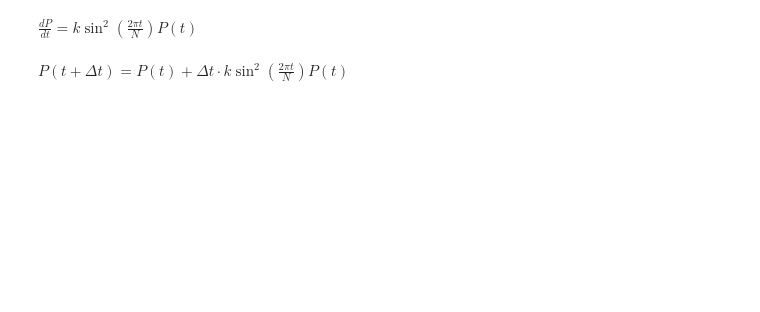
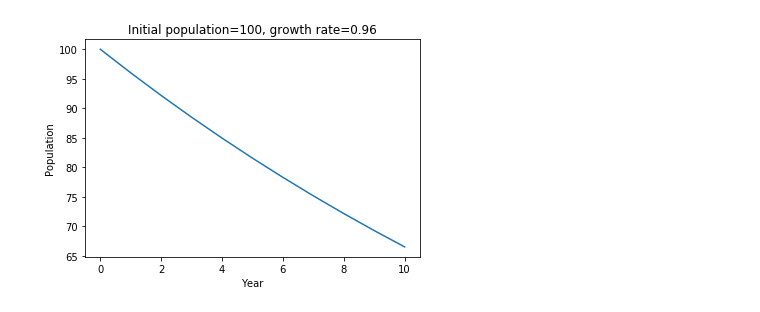
Before and after one commit to rahollis/rahollis.github.io, a Jupyter notebook: _static/week5_in_class.ipynb, the cells around one changed output. Saved outputs shown, nothing was run; the diff lists cells and outputs as text; code cells hidden in the pictures; blank space fills up the shorter version.

```diff
--- a/_static/week5_in_class.ipynb
+++ b/_static/week5_in_class.ipynb
@@ -28,9 +5,7 @@ What if we don't know what $ P(2) $ is?  We have to go all the way back to $ P(0
 # %%
-def pop_model1(pop_init,step_size,growth_rate,t_fin):
-    pop_values_list = [pop_init]
-    t_values = [t*step_size for t in range(int(t_fin/step_size)+1)]
-    for t in t_values[1:]:
-        current_pop = pop_values_list[-1]
-        new_pop = current_pop + step_size*growth_rate*current_pop
-        pop_values_list.append(new_pop)
-    return t_values,pop_values_list
+def basic_pop_model(pop_init,growth_rate,N):
+    pop_values = [pop_init]
+    for i in range(1,N+1):
+        new_pop = growth_rate*pop_values[-1]
+        pop_values.append(new_pop)
+    return pop_values
@@ -46,4 +27,0 @@ plt.plot(inputs,outputs)
-# %% [markdown]
-$ \frac{dP}{dt} = k\sin^2(\frac{2\pi t}{N})P(t) $
-# %% [markdown]
-$ P(t + \Delta t) = P(t) + \Delta t \cdot k\sin^2(\frac{2\pi t}{N})P(t) $
@@ -61,0 +28,13 @@ from math import sin, pi
+# %%
+def graph_pop_model(pop_init,growth_rate,N):
+    xdata = [i for i in range(N+1)]
+    ydata = basic_pop_model(pop_init,growth_rate,N)
+    plt.plot(xdata,ydata)
+    plt.title('Initial population={}, growth rate={}'.format(pop_init,growth_rate))
+    plt.xlabel('Year')
+    plt.ylabel('Population')
+    plt.show()
+# %%
+graph_pop_model(100,0.96,10)
+# %% [output]
+[figure, added]
```
Also changed, not shown: parts of 30 cells of this notebook, 36 other files.
